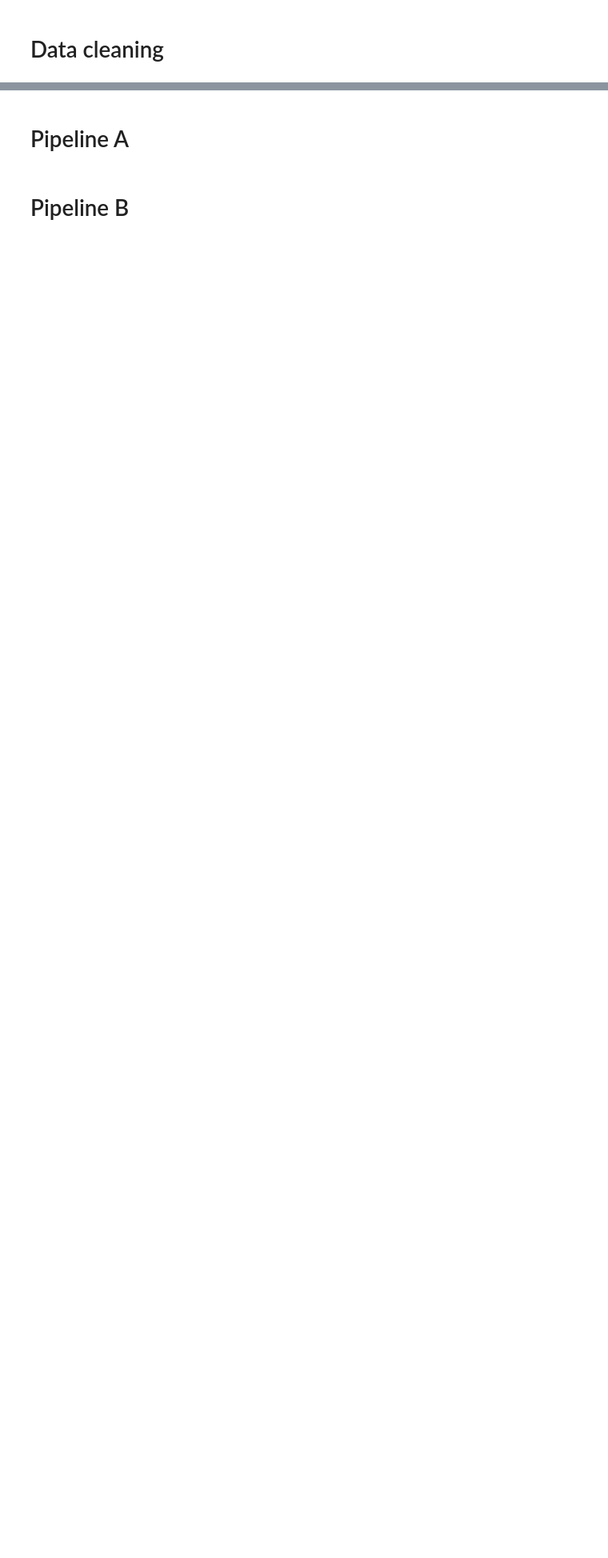
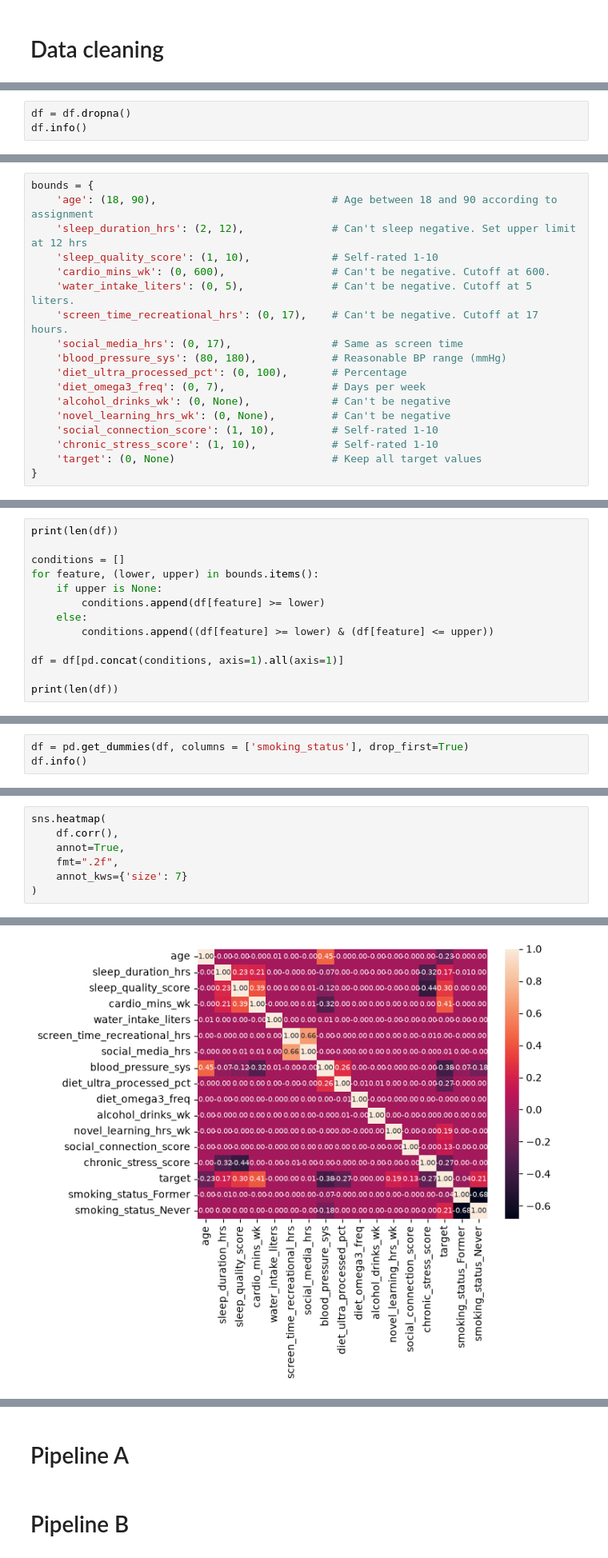
Before and after one commit to Behanix/dat200-ca5, a Jupyter notebook: notebook.ipynb, the cells around one changed output, grey strips where cells are left out. Shown at 80% size. Saved outputs shown, nothing was run; the diff lists cells and outputs as text; blank space fills up the shorter version.

```diff
--- a/notebook.ipynb
+++ b/notebook.ipynb
@@ -136,0 +220,3 @@ The dataset is large, and there are many missing values and duplicated rows.
+# %%
+df = df.dropna()
+df.info()
@@ -136,0 +245,18 @@ The dataset is large, and there are many missing values and duplicated rows.
+# %%
+bounds = {
+    'age': (18, 90),                            # Age between 18 and 90 according to assignment
+    'sleep_duration_hrs': (2, 12),              # Can't sleep negative. Set upper limit at 12 hrs
+    'sleep_quality_score': (1, 10),             # Self-rated 1-10
+    'cardio_mins_wk': (0, 600),                 # Can't be negative. Cutoff at 600.
+    'water_intake_liters': (0, 5),              # Can't be negative. Cutoff at 5 liters.
+    'screen_time_recreational_hrs': (0, 17),    # Can't be negative. Cutoff at 17 hours.
+    'social_media_hrs': (0, 17),                # Same as screen time
+    'blood_pressure_sys': (80, 180),            # Reasonable BP range (mmHg)
+    'diet_ultra_processed_pct': (0, 100),       # Percentage
+    'diet_omega3_freq': (0, 7),                 # Days per week
+    'alcohol_drinks_wk': (0, None),             # Can't be negative
+    'novel_learning_hrs_wk': (0, None),         # Can't be negative
+    'social_connection_score': (1, 10),         # Self-rated 1-10
+    'chronic_stress_score': (1, 10),            # Self-rated 1-10
+    'target': (0, None)                         # Keep all target values
+}
@@ -136,0 +265,13 @@ The dataset is large, and there are many missing values and duplicated rows.
+# %%
+print(len(df))
+
+conditions = []
+for feature, (lower, upper) in bounds.items():
+    if upper is None:
+        conditions.append(df[feature] >= lower)
+    else:
+        conditions.append((df[feature] >= lower) & (df[feature] <= upper))
+
+df = df[pd.concat(conditions, axis=1).all(axis=1)]
+
+print(len(df))
@@ -136,0 +283,3 @@ The dataset is large, and there are many missing values and duplicated rows.
+# %%
+df = pd.get_dummies(df, columns = ['smoking_status'], drop_first=True)
+df.info()
@@ -136,0 +306,8 @@ The dataset is large, and there are many missing values and duplicated rows.
+# %%
+sns.heatmap(
+    df.corr(),
+    annot=True,
+    fmt=".2f",
+    annot_kws={'size': 7}
+)
+# %% [output]
@@ -136,0 +315 @@ The dataset is large, and there are many missing values and duplicated rows.
+[figure, added]
```
Also changed, not shown: parts of 23 cells of this notebook.
